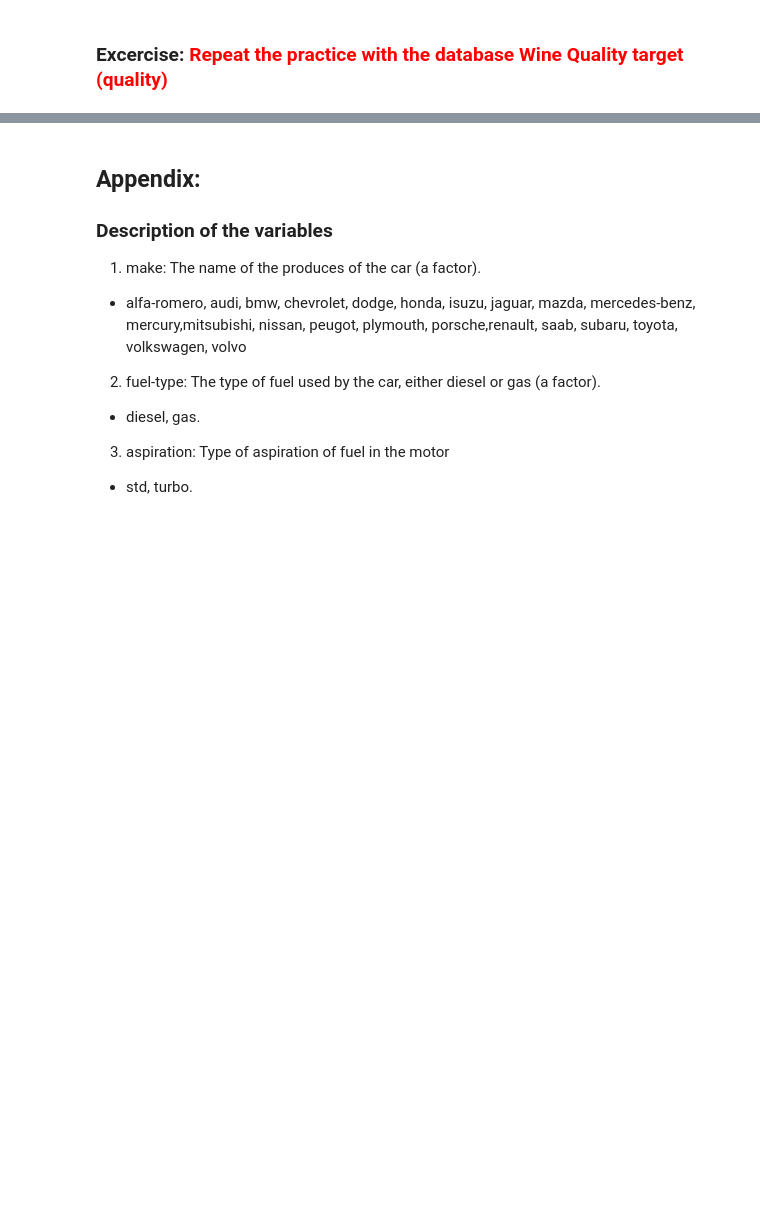
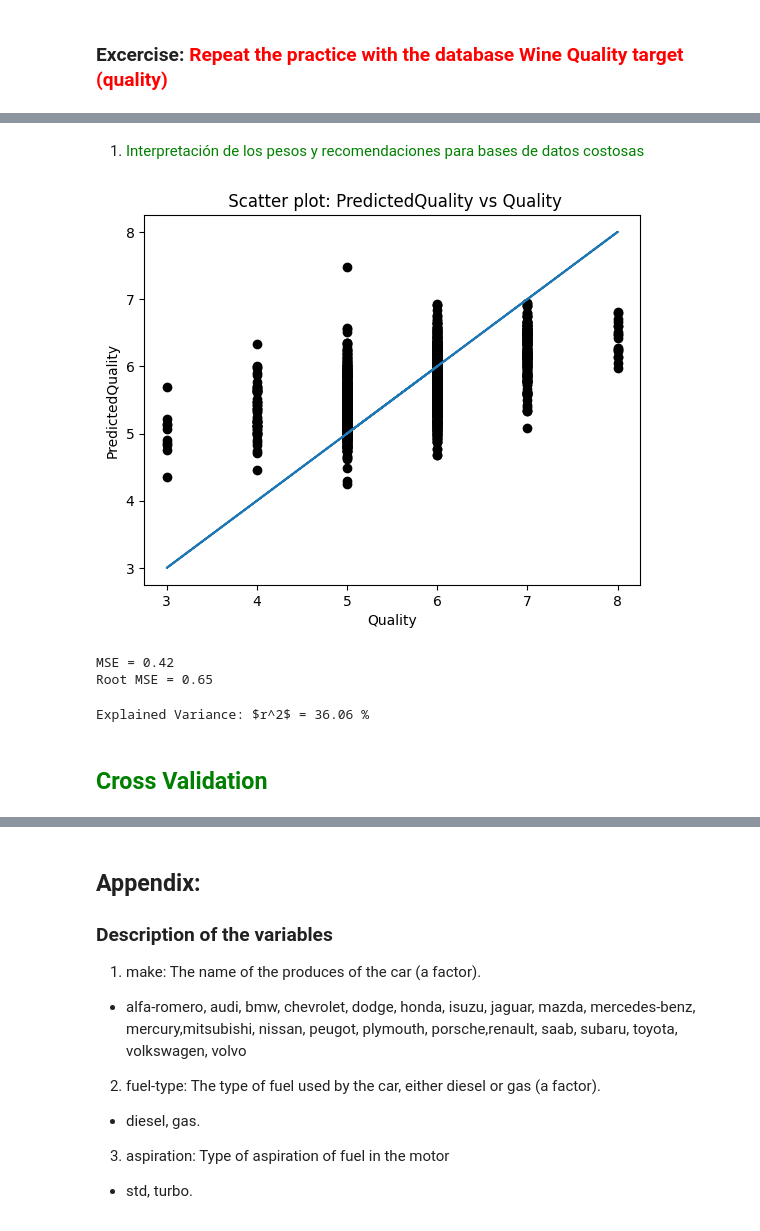
Before and after one commit to MarcelLopezLopez/MLEARN, a Jupyter notebook: Practicas/SecondPractice/SecondPracticeV2.ipynb, the cells around one changed output, grey strips where cells are left out. Saved outputs shown, nothing was run; the diff lists cells and outputs as text; code cells hidden in the pictures; blank space fills up the shorter version.

```diff
--- a/Practicas/SecondPractice/SecondPracticeV2.ipynb
+++ b/Practicas/SecondPractice/SecondPracticeV2.ipynb
@@ -687,0 +727,26 @@ Filename with path:
+# %% [markdown]
+1. <font color='green'> Interpretación de los pesos y recomendaciones para bases de datos costosas </font>
+# %%
+PredictedQuality  = WineQuality.predict(Input)
+plt.scatter(Quality, PredictedQuality,   color='black')
+plt.title(' Scatter plot: PredictedQuality vs Quality')
+plt.plot(Quality,Quality)
+plt.xlabel('Quality')
+plt.ylabel('PredictedQuality')
+plt.show()
+# %% [output]
+[figure, added]
+# %%
+from sklearn.metrics import mean_squared_error
+print (f'MSE = {mean_squared_error(Quality, PredictedQuality):2.2f} ')
+print (f'Root MSE = {np.sqrt(mean_squared_error(Quality, PredictedQuality)):2.2f} ')
+# %% [output]
+MSE = 0.42
+Root MSE = 0.65
+# %%
+from sklearn.metrics import r2_score
+print (f'Explained Variance: $r^2$ = {r2_score(Quality, PredictedQuality)*100.:2.2f} %')
+# %% [output]
+Explained Variance: $r^2$ = 36.06 %
+# %% [markdown]
+## <font color='green'> Cross Validation </font>
```
Also changed, not shown: parts of 16 cells of this notebook.
